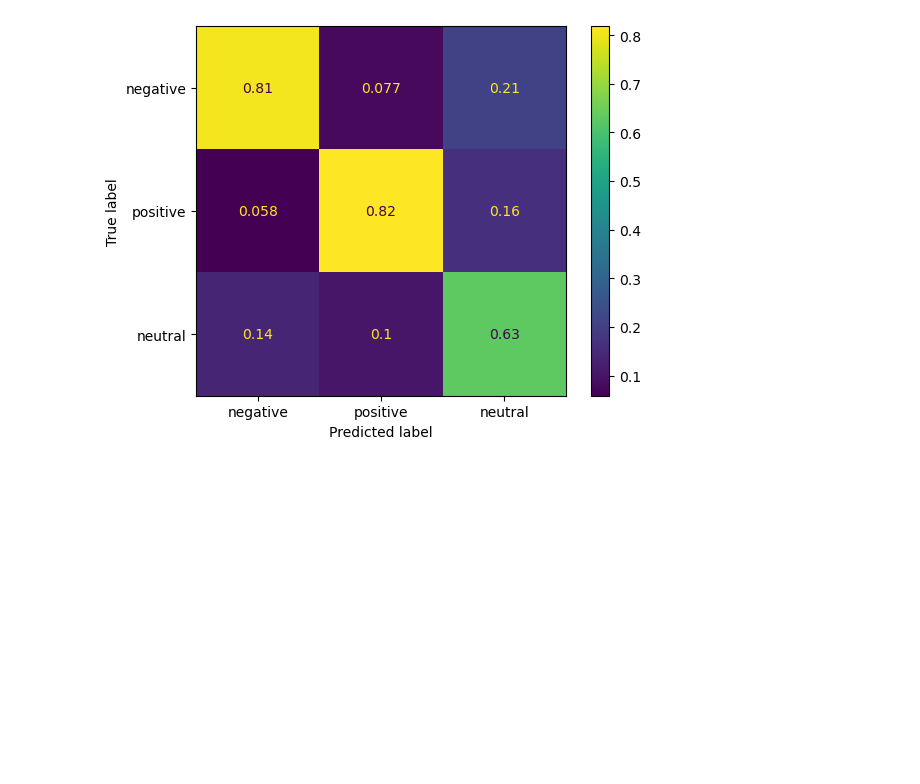
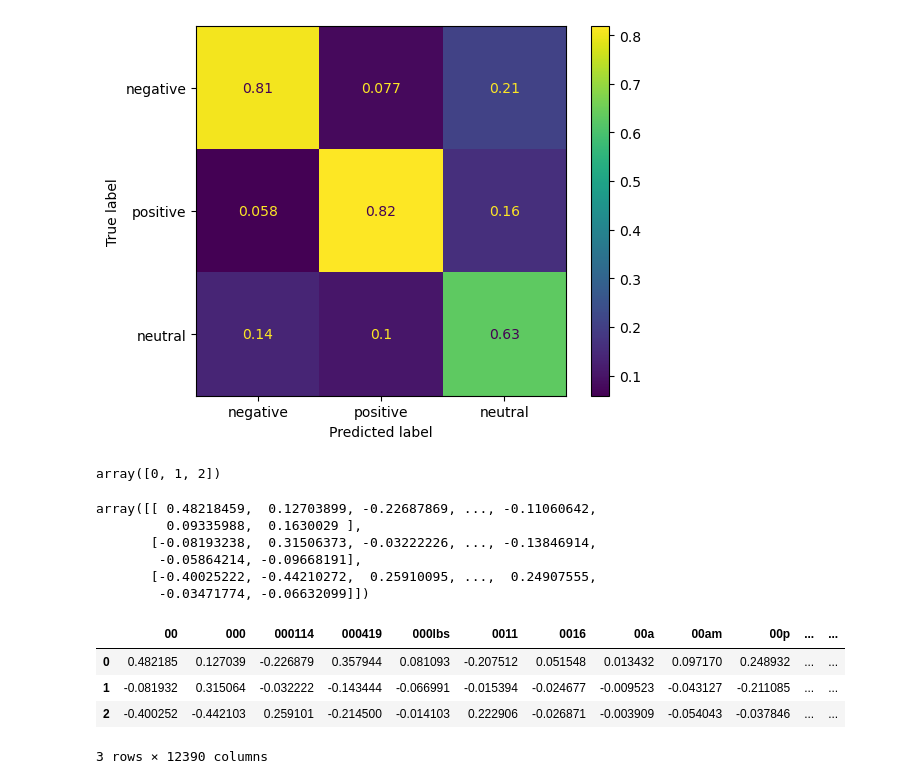
Before and after one commit to azhermurad/Natural_Language_Processing_With_Python, a Jupyter notebook: Machine_Learning/sentiment_analysis.ipynb, the cells around one changed output. Saved outputs shown, nothing was run; the diff lists cells and outputs as text; code cells hidden in the pictures; blank space fills up the shorter version.

Commit message:
coef__ of model

```diff
--- a/Machine_Learning/sentiment_analysis.ipynb
+++ b/Machine_Learning/sentiment_analysis.ipynb
@@ -213,3 +213,24 @@ disp.plot()
 plt.show()
 # %% [output]
 [figure]
+# %%
+clf.classes_
+# %% [output]
+array([0, 1, 2])
+# %%
+clf.coef_
+# %% [output]
+array([[ 0.48218459,  0.12703899, -0.22687869, ..., -0.11060642,
+         0.09335988,  0.1630029 ],
+       [-0.08193238,  0.31506373, -0.03222226, ..., -0.13846914,
+        -0.05864214, -0.09668191],
+       [-0.40025222, -0.44210272,  0.25910095, ...,  0.24907555,
+        -0.03471774, -0.06632099]])
+# %%
+pd.DataFrame(clf.coef_, columns=vectorizer.get_feature_names_out())
+# %% [output]
+|  | 00 | 000 | 000114 | 000419 | 000lbs | 0011 | 0016 | 00a | 00am | 00p | ... | ... |
+| 0 | 0.482185 | 0.127039 | -0.226879 | 0.357944 | 0.081093 | -0.207512 | 0.051548 | 0.013432 | 0.097170 | 0.248932 | ... | ... |
+| 1 | -0.081932 | 0.315064 | -0.032222 | -0.143444 | -0.066991 | -0.015394 | -0.024677 | -0.009523 | -0.043127 | -0.211085 | ... | ... |
+| 2 | -0.400252 | -0.442103 | 0.259101 | -0.214500 | -0.014103 | 0.222906 | -0.026871 | -0.003909 | -0.054043 | -0.037846 | ... | ... |
+3 rows × 12390 columns
```
Also changed, not shown: parts of 1 cell of this notebook.
